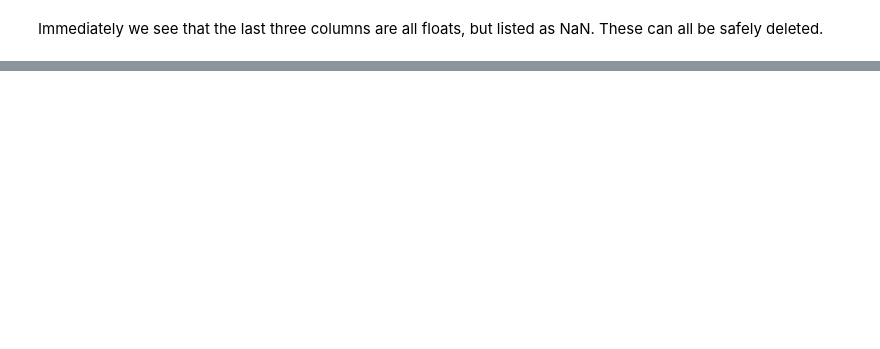
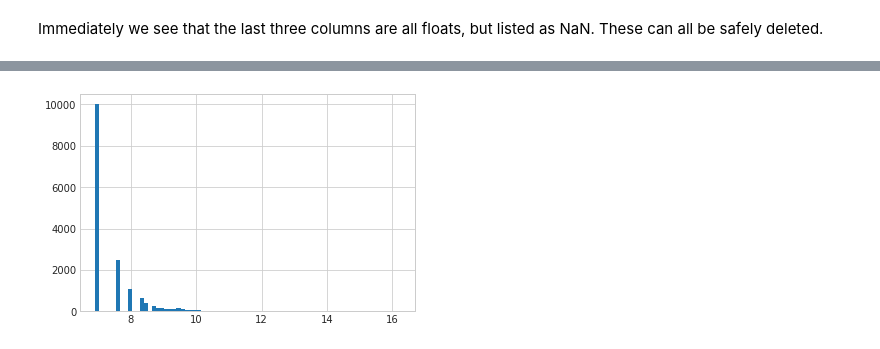
Before and after one commit to jsigee87/Kaggle-Midterm, a Jupyter notebook: src/prelim.ipynb, the cells around one changed output, grey strips where cells are left out. Cells and saved outputs as stored; diff of their text form; code cells hidden in the pictures; blank space fills up the shorter version.

```diff
--- a/src/prelim.ipynb
+++ b/src/prelim.ipynb
@@ -100,0 +113,4 @@ First, `F6`.
+# %%
+_ = plt.hist(np.log(data.F6), bins=75)
+# %% [output]
+[figure, added]
```
Also changed, not shown: parts of 53 cells of this notebook, 6 other files.
